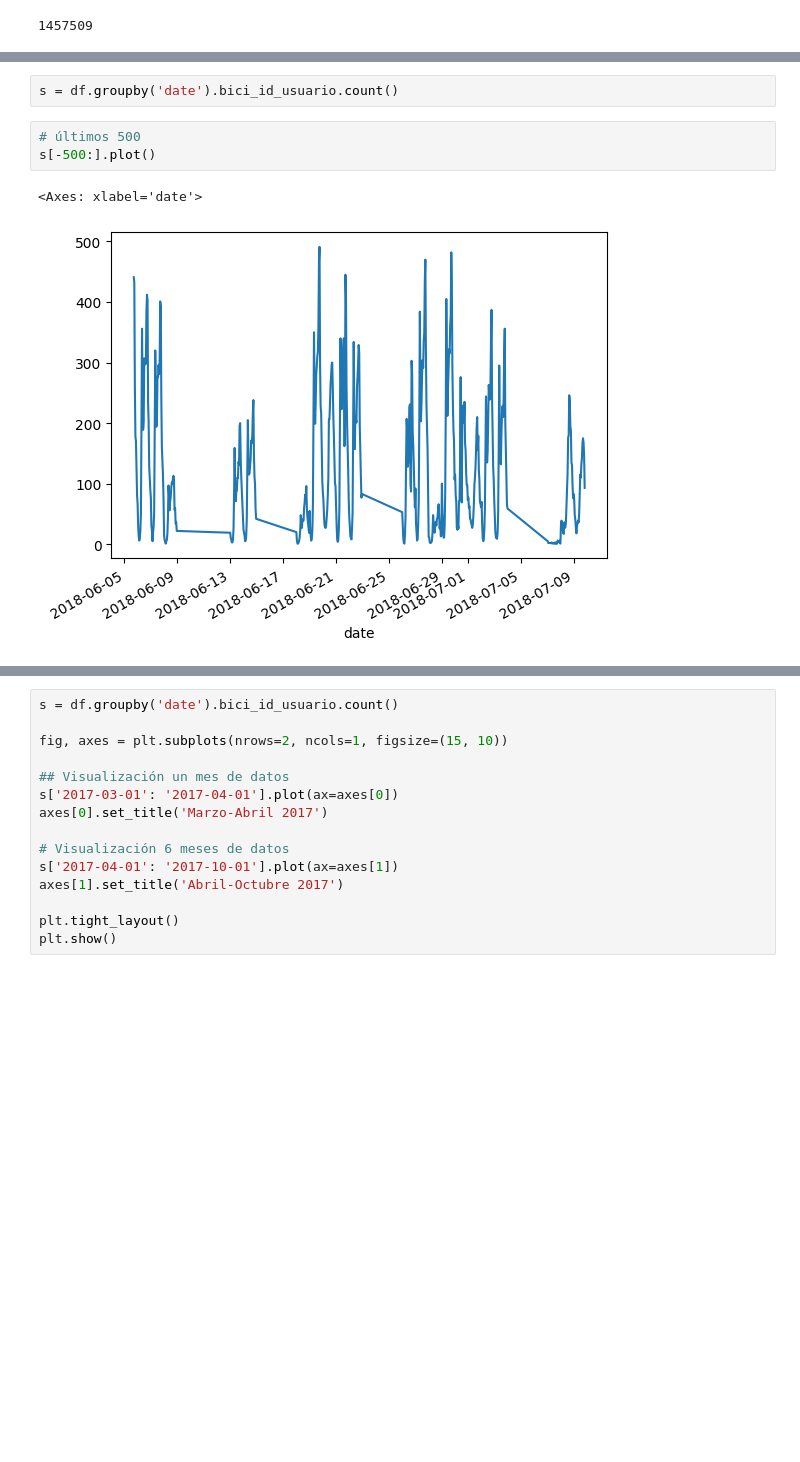
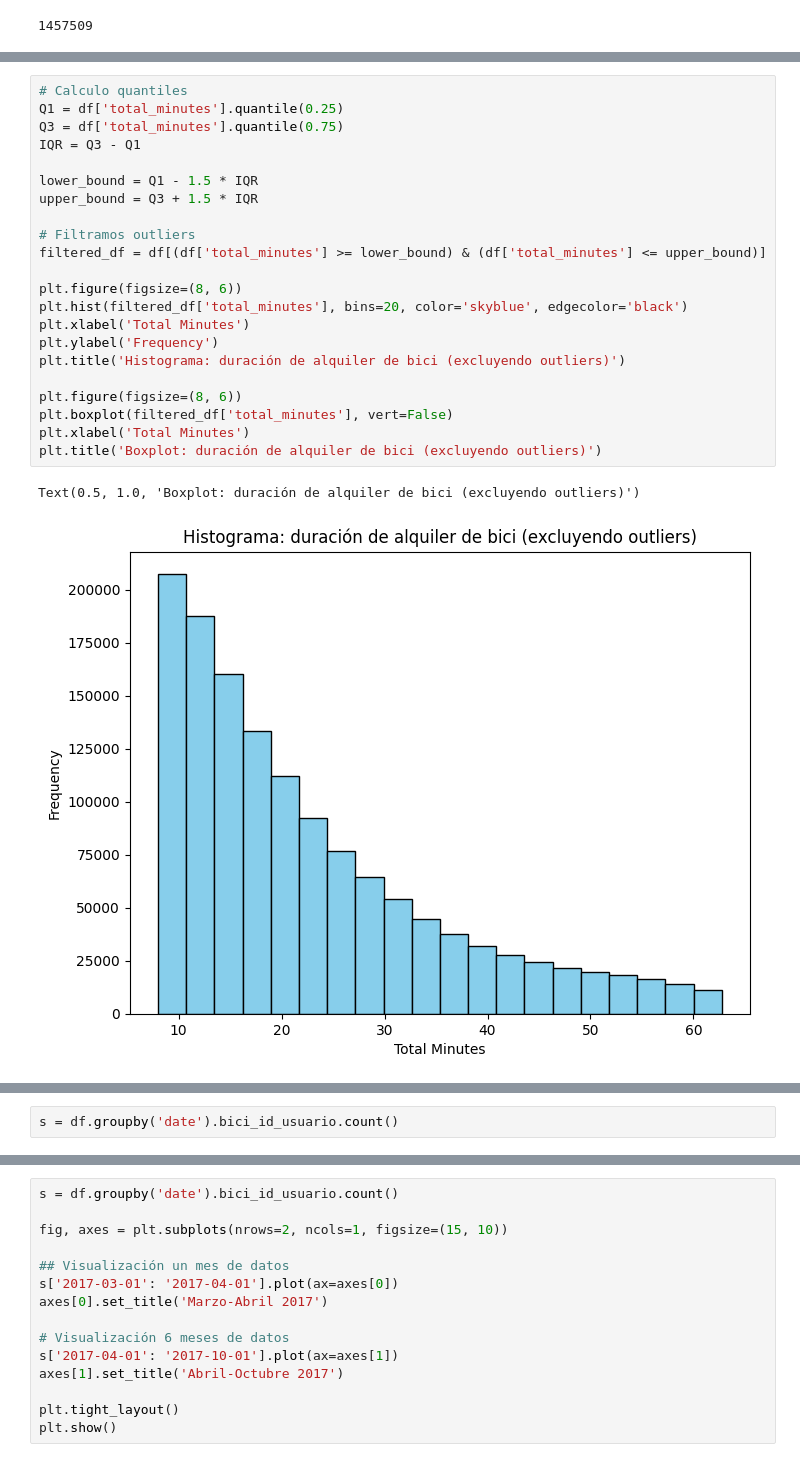
Before and after one commit to marianataglio/seriestemporales, a Jupyter notebook: tp_st.ipynb, the cells around one changed output, grey strips where cells are left out. Drawn from its saved outputs; the diff is of its cells as text; blank space fills up the shorter version.

```diff
--- a/tp_st.ipynb
+++ b/tp_st.ipynb
@@ -51,0 +53,25 @@ df.groupby('date').bici_id_usuario.count().plot()
+# %%
+# Calculo quantiles
+Q1 = df['total_minutes'].quantile(0.25)
+Q3 = df['total_minutes'].quantile(0.75)
+IQR = Q3 - Q1
+
+lower_bound = Q1 - 1.5 * IQR
+upper_bound = Q3 + 1.5 * IQR
+
+# Filtramos outliers
+filtered_df = df[(df['total_minutes'] >= lower_bound) & (df['total_minutes'] <= upper_bound)]
+
+plt.figure(figsize=(8, 6))
+plt.hist(filtered_df['total_minutes'], bins=20, color='skyblue', edgecolor='black')
+plt.xlabel('Total Minutes')
+plt.ylabel('Frequency')
+plt.title('Histograma: duración de alquiler de bici (excluyendo outliers)')
+
+plt.figure(figsize=(8, 6))
+plt.boxplot(filtered_df['total_minutes'], vert=False)
+plt.xlabel('Total Minutes')
+plt.title('Boxplot: duración de alquiler de bici (excluyendo outliers)')
+# %% [output]
+Text(0.5, 1.0, 'Boxplot: duración de alquiler de bici (excluyendo outliers)')
+[figure, added]
@@ -52,11 +79,5 @@ df.groupby('date').bici_id_usuario.count().plot()
 # %%
 s = df.groupby('date').bici_id_usuario.count()
-# %%
-# últimos 500
-s[-500:].plot()
-# %% [output]
-<Axes: xlabel='date'>
-[figure, removed]
 # %%
 # Visualización por día de la semana
 
```
Also changed, not shown: parts of 24 cells of this notebook.
